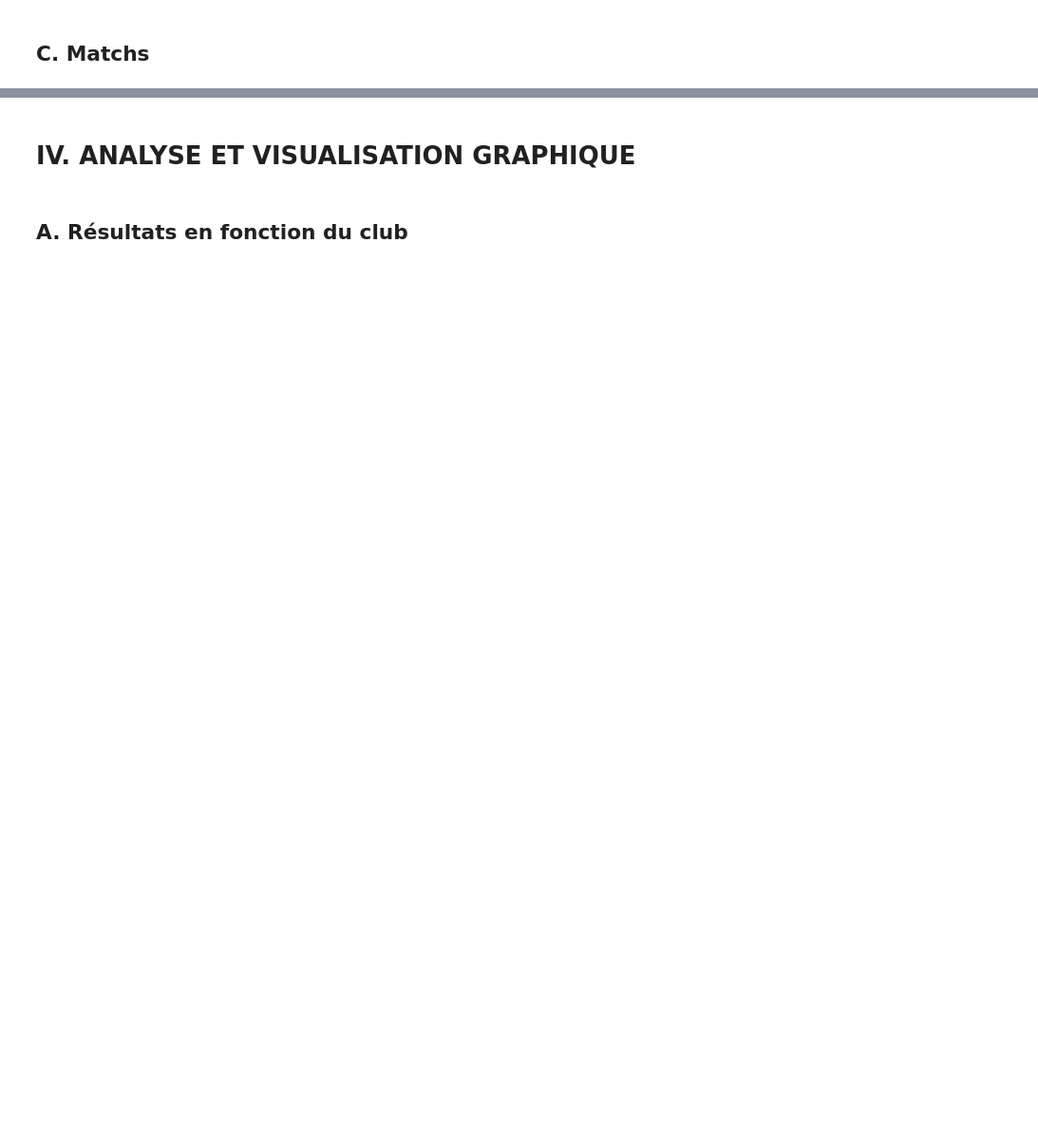
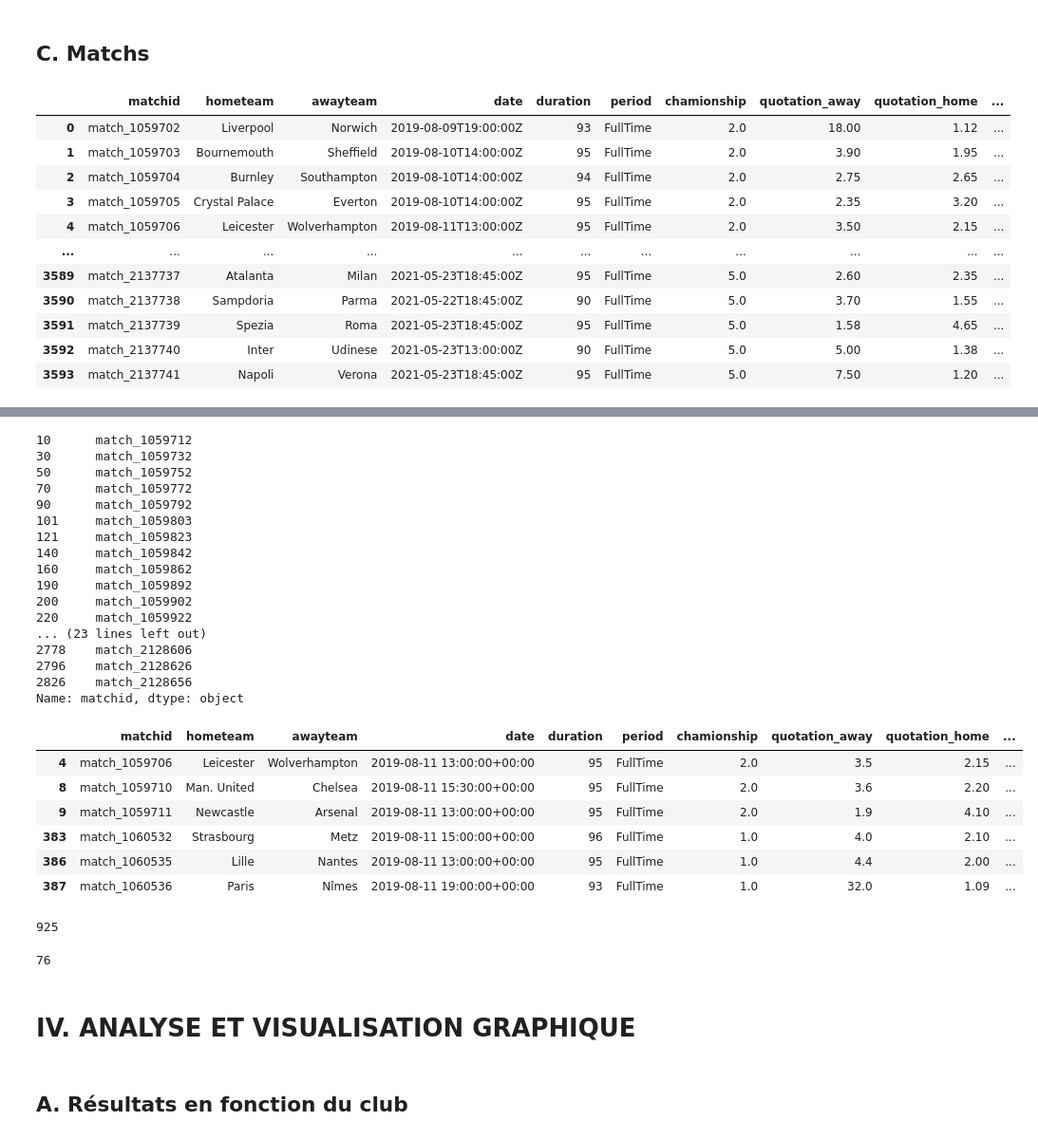
Before and after one commit to Jael-dev/Python-Data-Visualasation-project, a Jupyter notebook: projet.ipynb, the cells around one changed output, grey strips where cells are left out. Shown at 95% size. Drawn from its saved outputs; the diff is of its cells as text; code cells hidden in the pictures; blank space fills up the shorter version.

```diff
--- a/projet.ipynb
+++ b/projet.ipynb
@@ -198,20 +284,32 @@ print(len(playerdf))
 ## C. Matchs
 # %%
 # • Afficher la liste des matchs joués / List of all matches
-print(matchdf)
+display(matchdf)
 
 # • Afficher tous les id des matchs où le club à domicile est Arsenal / Display all match ids where the home team is Arsenal
 matchdf['hometeam'] = matchdf['hometeam'].astype(str)
 arsenal_home_matches = matchdf[matchdf['hometeam'] == 'Arsenal']['matchid']
-print(arsenal_home_matches)
+display(arsenal_home_matches)
 
 # • Afficher les information du/des match(s) qui se sont déroulés le 11-08-2019. / Display the information of the match(es) that took place on 11-08-2019.
 matchdf['date'] = imports.pd.to_datetime(matchdf['date'])
-print(matchdf[matchdf['date'].dt.date == imports.pd.to_datetime('2019-08-11').date()])
+display(matchdf[matchdf['date'].dt.date == imports.pd.to_datetime('2019-08-11').date()])
 
 # • Combien de matchs ont eu lieu en 2019 ? / How many matches took place in 2019?
-print(len(matchdf[matchdf['date'].dt.year == 2019]))
+display(len(matchdf[matchdf['date'].dt.year == 2019]))
 
 # • Combien de matchs a joué le club Liverpool ? / How many matches did Liverpool play?
-print(len(matchdf[(matchdf['hometeam'] == 'Liverpool') | (matchdf['awayteam'] == 'Liverpool')]))
+display(len(matchdf[(matchdf['hometeam'] == 'Liverpool') | (matchdf['awayteam'] == 'Liverpool')]))
 # %% [output]
+|  | matchid | hometeam | awayteam | date | duration | period | chamionship | quotation_away | quotation_home | ... |
+| 0 | match_1059702 | Liverpool | Norwich | 2019-08-09T19:00:00Z | 93 | FullTime | 2.0 | 18.00 | 1.12 | ... |
+| 1 | match_1059703 | Bournemouth | Sheffield | 2019-08-10T14:00:00Z | 95 | FullTime | 2.0 | 3.90 | 1.95 | ... |
+| 2 | match_1059704 | Burnley | Southampton | 2019-08-10T14:00:00Z | 94 | FullTime | 2.0 | 2.75 | 2.65 | ... |
+| 3 | match_1059705 | Crystal Palace | Everton | 2019-08-10T14:00:00Z | 95 | FullTime | 2.0 | 2.35 | 3.20 | ... |
+| 4 | match_1059706 | Leicester | Wolverhampton | 2019-08-11T13:00:00Z | 95 | FullTime | 2.0 | 3.50 | 2.15 | ... |
+| ... | ... | ... | ... | ... | ... | ... | ... | ... | ... | ... |
+| 3589 | match_2137737 | Atalanta | Milan | 2021-05-23T18:45:00Z | 95 | FullTime | 5.0 | 2.60 | 2.35 | ... |
+| 3590 | match_2137738 | Sampdoria | Parma | 2021-05-22T18:45:00Z | 90 | FullTime | 5.0 | 3.70 | 1.55 | ... |
+| 3591 | match_2137739 | Spezia | Roma | 2021-05-23T18:45:00Z | 95 | FullTime | 5.0 | 1.58 | 4.65 | ... |
+| 3592 | match_2137740 | Inter | Udinese | 2021-05-23T13:00:00Z | 90 | FullTime | 5.0 | 5.00 | 1.38 | ... |
+| 3593 | match_2137741 | Napoli | Verona | 2021-05-23T18:45:00Z | 95 | FullTime | 5.0 | 7.50 | 1.20 | ... |
@@ -235,3 +317,29 @@ print(len(matchdf[(matchdf['hometeam'] == 'Liverpool') | (matchdf['awayteam'] ==
+10      match_1059712
+30      match_1059732
+50      match_1059752
+70      match_1059772
+90      match_1059792
+101     match_1059803
+121     match_1059823
+140     match_1059842
+160     match_1059862
+190     match_1059892
+200     match_1059902
+220     match_1059922
+... (23 lines left out)
+2778    match_2128606
+2796    match_2128626
+2826    match_2128656
+Name: matchid, dtype: object
+|  | matchid | hometeam | awayteam | date | duration | period | chamionship | quotation_away | quotation_home | ... |
+| 4 | match_1059706 | Leicester | Wolverhampton | 2019-08-11 13:00:00+00:00 | 95 | FullTime | 2.0 | 3.5 | 2.15 | ... |
+| 8 | match_1059710 | Man. United | Chelsea | 2019-08-11 15:30:00+00:00 | 95 | FullTime | 2.0 | 3.6 | 2.20 | ... |
+| 9 | match_1059711 | Newcastle | Arsenal | 2019-08-11 13:00:00+00:00 | 95 | FullTime | 2.0 | 1.9 | 4.10 | ... |
+| 383 | match_1060532 | Strasbourg | Metz | 2019-08-11 15:00:00+00:00 | 96 | FullTime | 1.0 | 4.0 | 2.10 | ... |
+| 386 | match_1060535 | Lille | Nantes | 2019-08-11 13:00:00+00:00 | 95 | FullTime | 1.0 | 4.4 | 2.00 | ... |
+| 387 | match_1060536 | Paris | Nîmes | 2019-08-11 19:00:00+00:00 | 93 | FullTime | 1.0 | 32.0 | 1.09 | ... |
+925
+76
 # %% [markdown]
 # IV. ANALYSE ET VISUALISATION GRAPHIQUE
 # %% [markdown]
```
Also changed, not shown: parts of 14 cells of this notebook, 1 other file.
